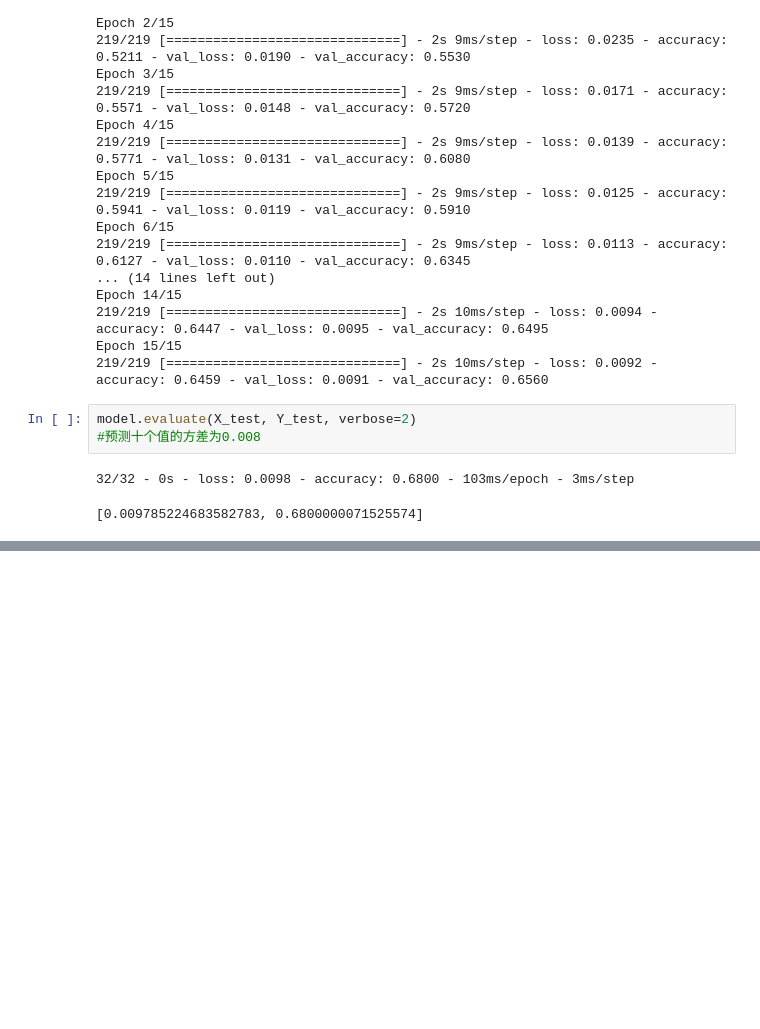
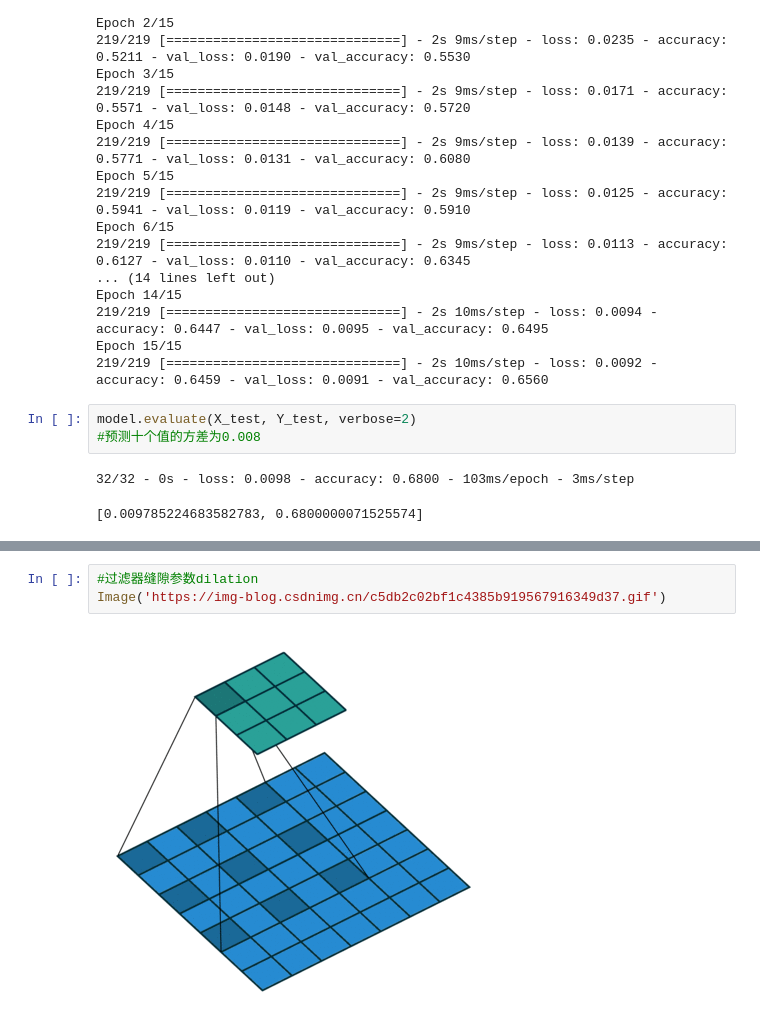
Before and after one commit to binlanguage/mln, a Jupyter notebook: 15_RNN_CNN.ipynb, the cells around one changed output, grey strips where cells are left out. Cells and saved outputs as stored; diff of their text form; blank space fills up the shorter version.

```diff
--- a/15_RNN_CNN.ipynb
+++ b/15_RNN_CNN.ipynb
@@ -251,0 +447,5 @@ plt.show()
+# %%
+#过滤器缝隙参数dilation
+Image('https://img-blog.csdnimg.cn/c5db2c02bf1c4385b919567916349d37.gif')
+# %% [output]
+[figure, added]
```
Also changed, not shown: parts of 15 cells of this notebook.
